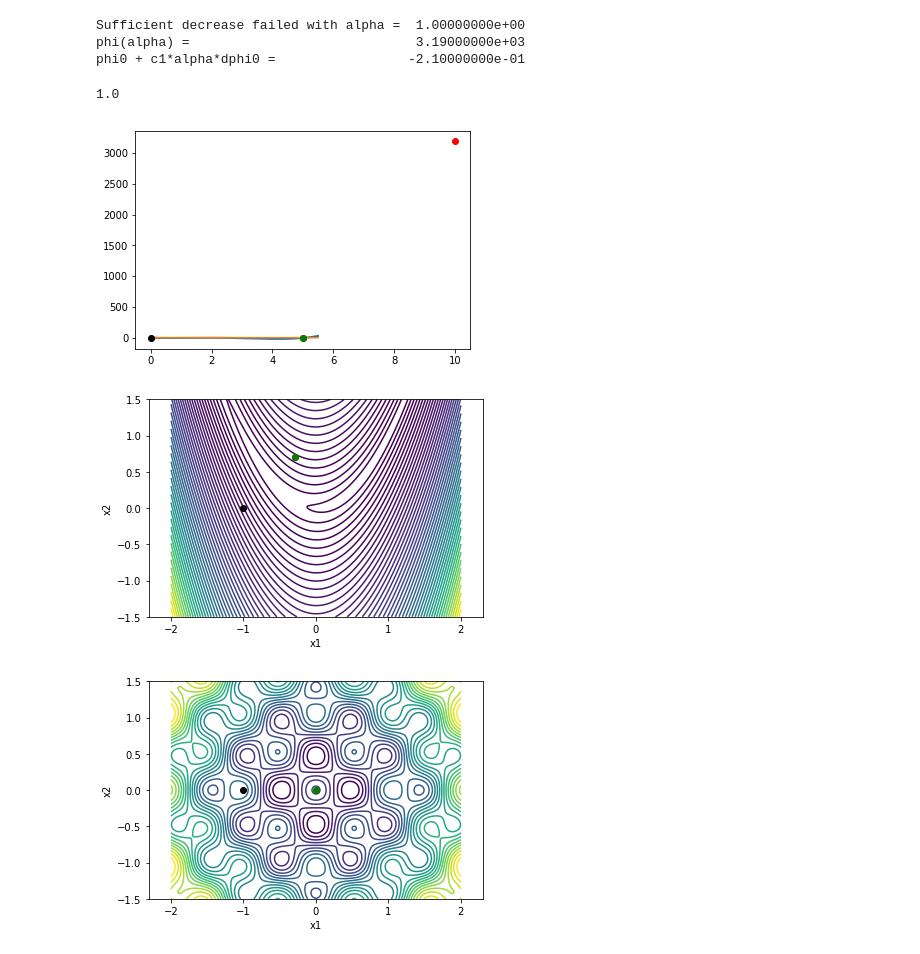
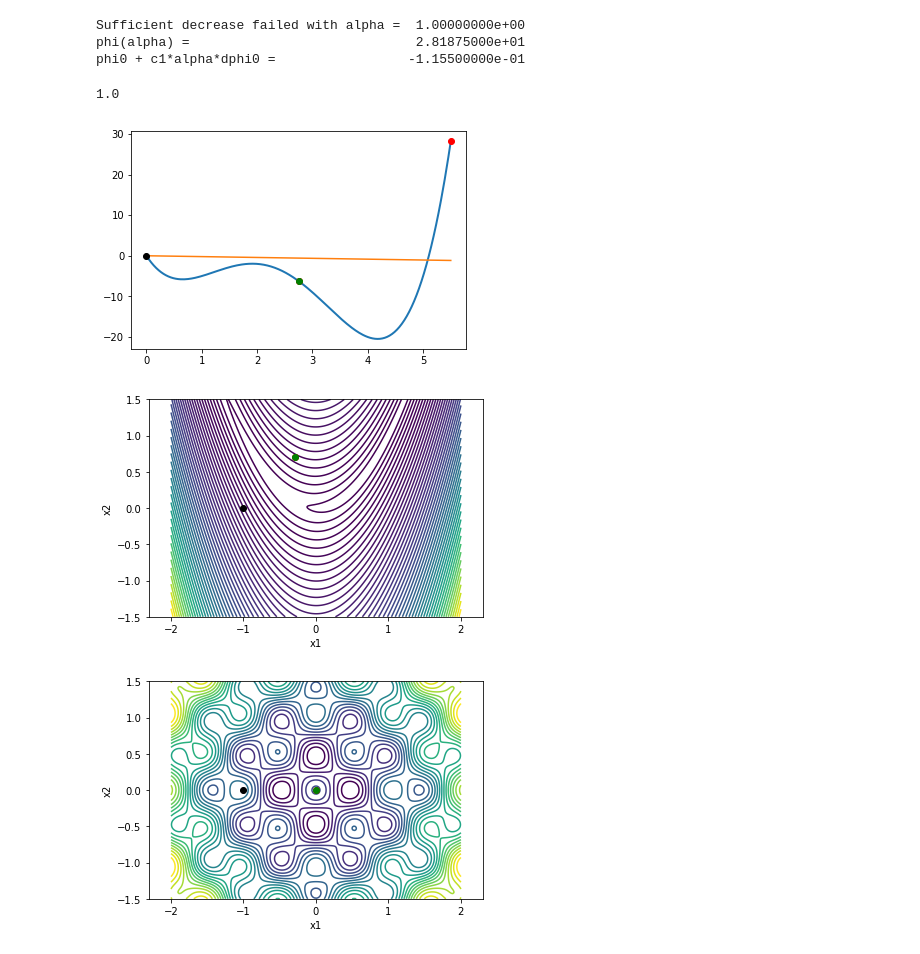
Before and after one commit to gjkennedy/ae6310, a Jupyter notebook: Line Search Methods.ipynb, the cells around one changed output. Saved outputs shown, nothing was run; the diff lists cells and outputs as text; code cells hidden in the pictures.

```diff
--- a/Line Search Methods.ipynb
+++ b/Line Search Methods.ipynb
@@ -102,44 +137,44 @@ def backtrack(func, grad_func, x, p,
 
 # Plot the one dimensional problem
 x = np.array([0])
-p = np.array([10])
+p = np.array([5.5])
 onedim_plot(fonedim, xhigh=5.5)
 
-# Plot the sufficient decrease line
+# Plot the sufficient decrease line on the plot
 phi0 = fonedim(x)
 dphi0 = np.dot(fonedim_grad(x), p)
 xhigh = 5.5
 alph = p[0]
 c1 = 0.01
 plt.plot([0.0, xhigh], [phi0, phi0 + c1*(xhigh/alph)*dphi0])
 
 # Perform a backtracking line search
 backtrack(fonedim, fonedim_grad, x, p)
 
 # Create a contour plot
 contour_plot(rosen)
 
 # Choose an initial point and the gradient direction
 x = np.array([-1, 0])
 p = -rosen_grad(x)
 p = p/np.sqrt(np.dot(p, p))
 
 # Perform a backtracking line search
 backtrack(rosen, rosen_grad, x, p)
 
 # Create a contour plot
 contour_plot(griewank)
 
 p = -griewank_grad(x)
 p = p/np.sqrt(np.dot(p, p))
 
 # Perform a backtracking line search
 backtrack(griewank, griewank_grad, x, p)
 # %% [output]
 Sufficient decrease failed with alpha =  1.00000000e+00
-phi(alpha) =                             3.19000000e+03
-phi0 + c1*alpha*dphi0 =                 -2.10000000e-01
+phi(alpha) =                             2.81875000e+01
+phi0 + c1*alpha*dphi0 =                 -1.15500000e-01
 1.0
-[figure, old version]
+[figure, new version]
 [figure]
 [figure]
```
Also changed, not shown: parts of 3 cells of this notebook.
